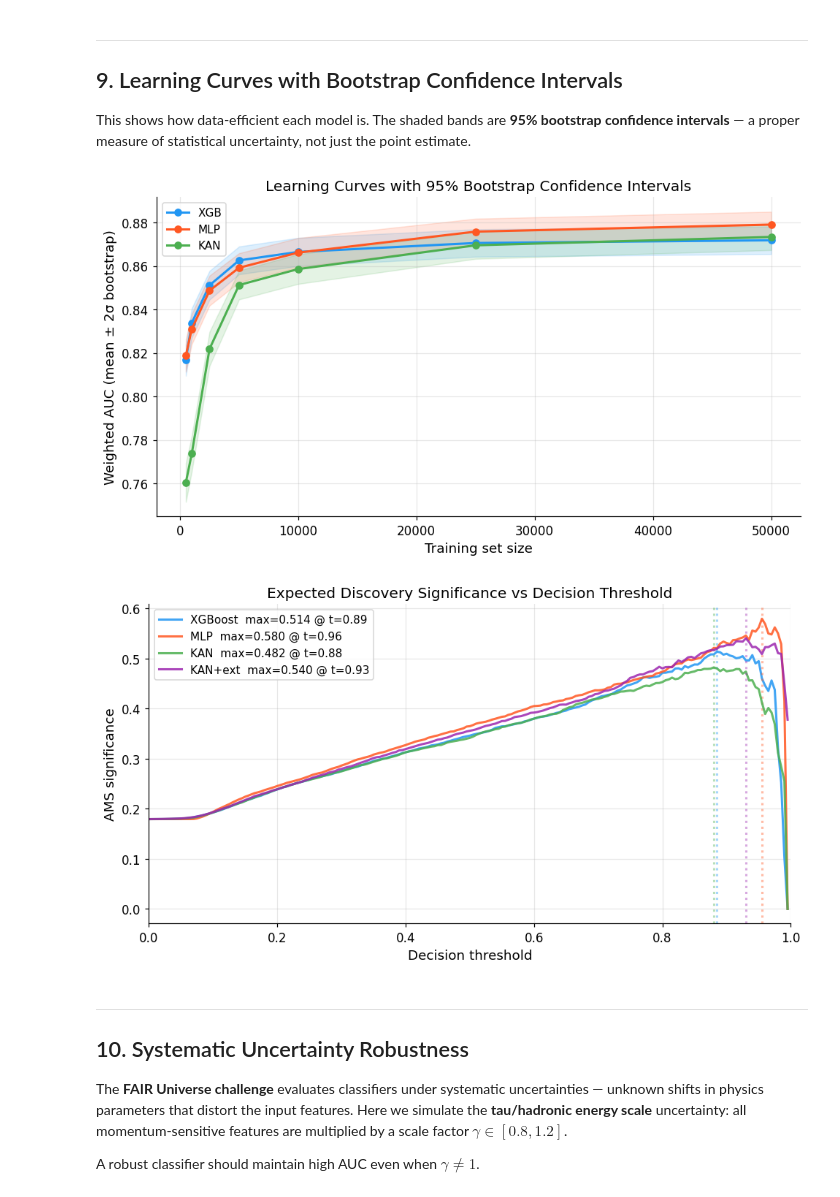
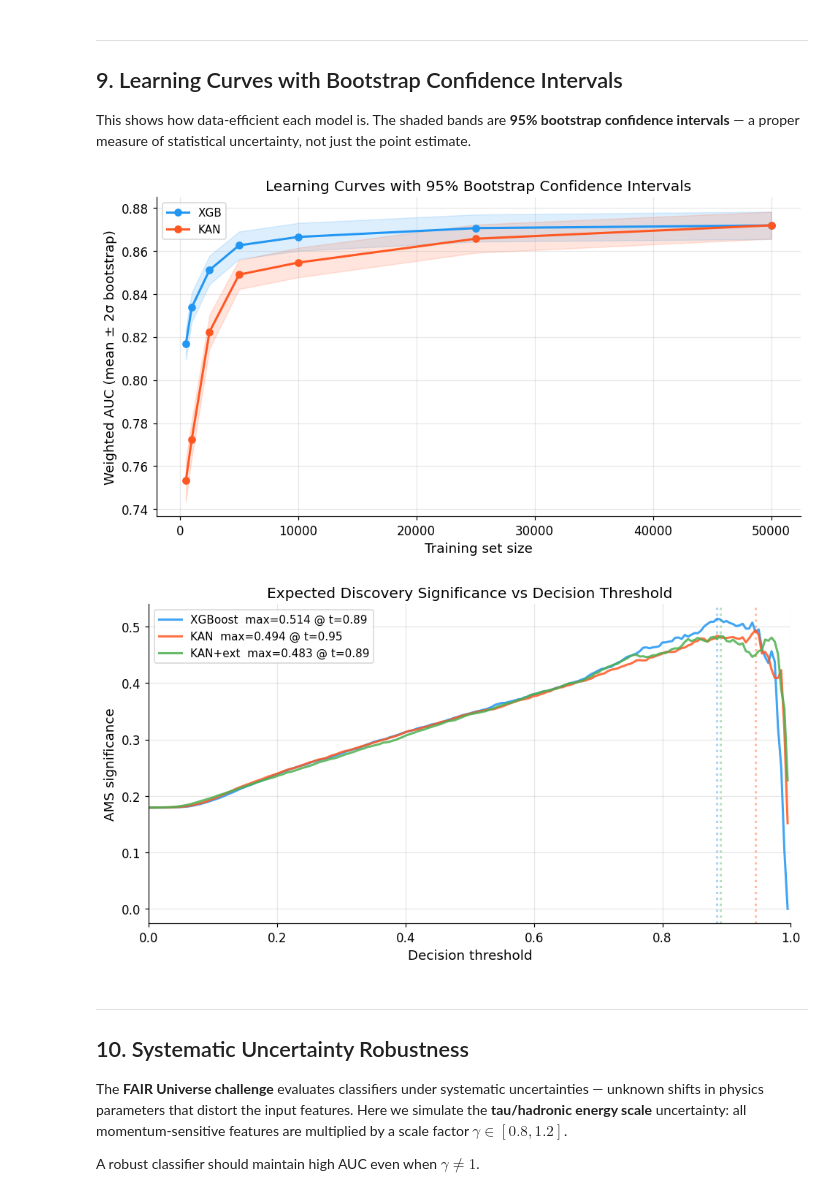
Before and after one commit to Said-Abolhassan-Razavi/KAN-Higgs-Internship, a Jupyter notebook: KAN_Higgs_Internship.ipynb, the cells around one changed output. Drawn from its saved outputs; the diff is of its cells as text; code cells hidden in the pictures.

```diff
--- a/KAN_Higgs_Internship.ipynb
+++ b/KAN_Higgs_Internship.ipynb
@@ -856,22 +820,22 @@ plt.show()
 # %%
-# ── 14. Summary table + score distributions ───────────────────────────────────
+# ── 14. Summary table + score distributions ───────────────────────────────────────
 summary = pd.DataFrame({
-    'Model'  : ['XGBoost', 'MLP', 'KAN'],
-    'Params' : ['—', f'{count_params(mlp):,}', f'{count_params(kan):,}'],
-    'AUC'    : [xgb_auc, mlp_auc, kan_auc],
-    'AUC std': [xgb_sauc, mlp_sauc, kan_sauc],
-    'AMS'    : [xgb_ams, mlp_ams, kan_ams],
-    'AMS std': [xgb_sams, mlp_sams, kan_sams],
+    'Model'  : ['XGBoost', 'KAN'],
+    'Params' : ['—', f'{count_params(kan):,}'],
+    'AUC'    : [xgb_auc, kan_auc],
+    'AUC std': [xgb_sauc, kan_sauc],
+    'AMS'    : [xgb_ams, kan_ams],
+    'AMS std': [xgb_sams, kan_sams],
 })
 for c in ['AUC','AUC std','AMS','AMS std']:
     summary[c] = summary[c].map('{:.4f}'.format)
 print(summary.to_string(index=False))
 
 # Score distributions
-fig, axes = plt.subplots(1, 3, figsize=(15, 4), sharey=False)
+fig, axes = plt.subplots(1, 2, figsize=(12, 4), sharey=False)
 bins = np.linspace(0, 1, 60)
 for ax, (name, pred) in zip(axes, [
-    ('XGBoost', xgb_pred), ('MLP', mlp_pred), ('KAN', kan_pred)
+    ('XGBoost', xgb_pred), ('KAN', kan_pred)
 ]):
     sig_w = w_te[y_te == 1] / w_te[y_te == 1].sum()
     bkg_w = w_te[y_te == 0] / w_te[y_te == 0].sum()
@@ -969,11 +932,11 @@ Improvement from extension: ΔAUC = +0.0002
 
 This shows how data-efficient each model is. The shaded bands are **95% bootstrap confidence intervals** — a proper measure of statistical uncertainty, not just the point estimate.
 # %%
-# ── 16. Learning curves ───────────────────────────────────────────────────────
+# ── 16. Learning curves ─────────────────────────────────────────────────────────────────────────
 TRAINING_SIZES = [500, 1000, 2500, 5000, 10000, 25000, 50000]
 TRAINING_SIZES = [n for n in TRAINING_SIZES if n <= len(X_tr)]
 
-lc = {m: {'auc': [], 'std': []} for m in ['xgb', 'mlp', 'kan']}
+lc = {m: {'auc': [], 'std': []} for m in ['xgb', 'kan']}
 rng = np.random.default_rng(SEED)
 
 for n in tqdm(TRAINING_SIZES, desc='Learning curves'):
@@ -988,13 +951,6 @@ for n in tqdm(TRAINING_SIZES, desc='Learning curves'):
     p = m.predict_proba(X_te)[:, 1]
     mu, sd, _, _ = bootstrap_eval(y_te, p, w_te, n_boot=100)
     lc['xgb']['auc'].append(mu); lc['xgb']['std'].append(sd)
-
-    # MLP
-    m = MLP(IN_DIM, [64, 32])
-    train_pytorch(m, Xn, yn, wn, epochs=100, lr=LR_MLP, verbose=False)
-    p = predict(m, X_te)
-    mu, sd, _, _ = bootstrap_eval(y_te, p, w_te, n_boot=100)
-    lc['mlp']['auc'].append(mu); lc['mlp']['std'].append(sd)
 
     # KAN
     m = KANModel(IN_DIM, [32, 16], grid_size=5)
@@ -1019,37 +975,36 @@ plt.tight_layout()
 plt.savefig('learning_curves.pdf', bbox_inches='tight')
 plt.show()
 # %% [output]
-[figure, old version]
+[figure, new version]
 # %%
-# ── 17. AMS significance curve ────────────────────────────────────────────────
+# ── 17. AMS significance curve ──────────────────────────────────────────────────────────
 # Shows the expected discovery significance at every possible decision threshold.
 # The peak tells you the optimal operating point.
 
 fig, ax = plt.subplots(figsize=(9, 5))
 for (name, pred, color) in [
     ('XGBoost', xgb_pred, COLORS[0]),
-    ('MLP',     mlp_pred, COLORS[1]),
-    ('KAN',     kan_pred, COLORS[2]),
-    ('KAN+ext', pred_fine, COLORS[3]),
+    ('KAN',     kan_pred, COLORS[1]),
+    ('KAN+ext', pred_fine, COLORS[2]),
 ]:
     t_vals, ams_vals = ams_vs_threshold(y_te, pred, w_te, n_bins=200)
     best_ams = ams_vals.max()
     best_t   = t_vals[ams_vals.argmax()]
     ax.plot(t_vals, ams_vals, color=color, alpha=0.85,
             label=f'{name}  max={best_ams:.3f} @ t={best_t:.2f}')
     ax.axvline(best_t, color=color, linestyle=':', alpha=0.4)
 
 ax.set_xlabel('Decision threshold')
 ax.set_ylabel('AMS significance')
 ax.set_title('Expected Discovery Significance vs Decision Threshold')
 ax.set_xlim(0, 1)
 ax.legend()
 ax.grid(True, alpha=0.3)
 plt.tight_layout()
 plt.savefig('ams_curve.pdf', bbox_inches='tight')
 plt.show()
 # %% [output]
-[figure, old version]
+[figure, new version]
 # %% [markdown]
 ---
 ## 10. Systematic Uncertainty Robustness
```
Also changed, not shown: parts of 18 cells of this notebook, 2 other files.
